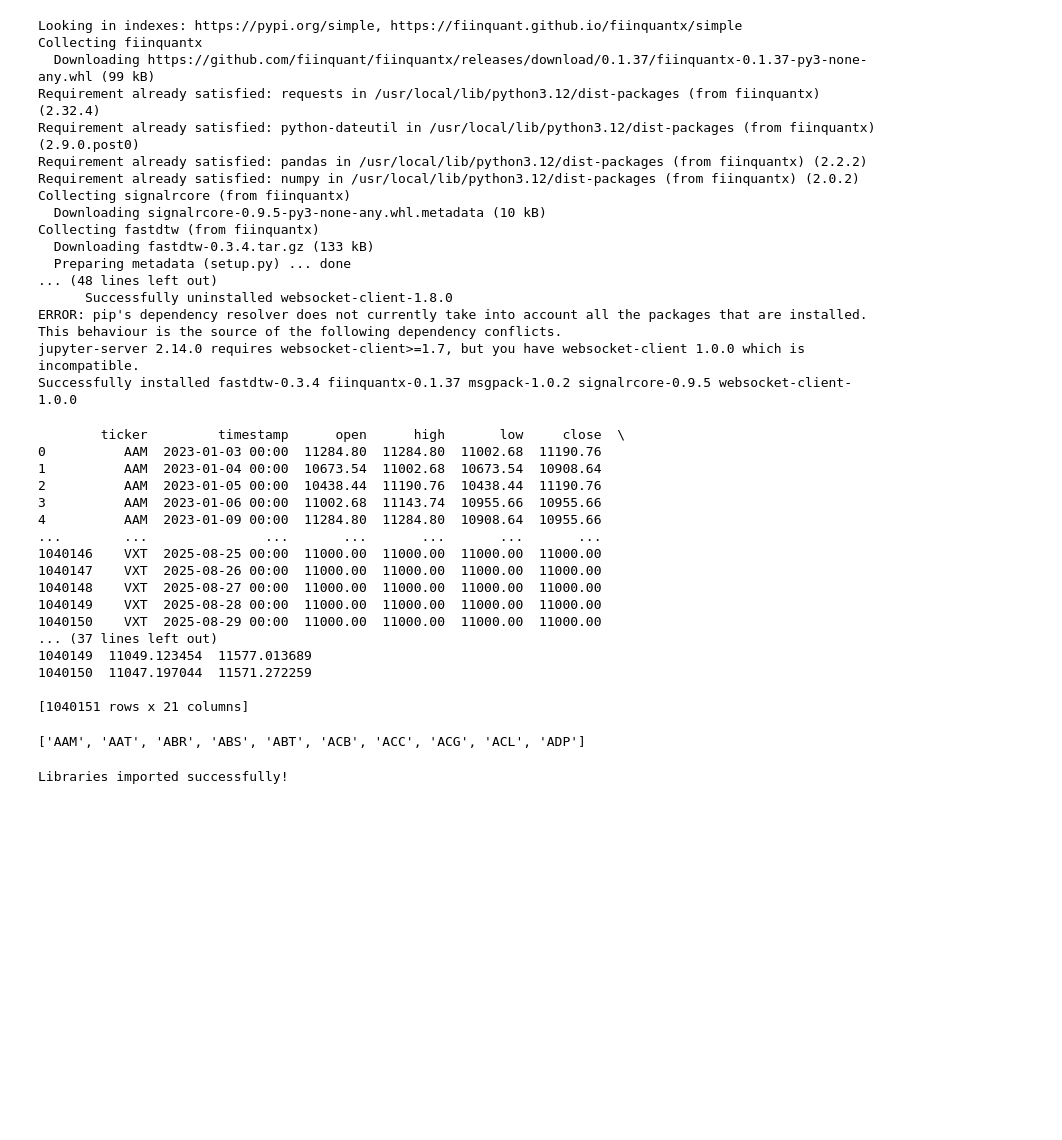
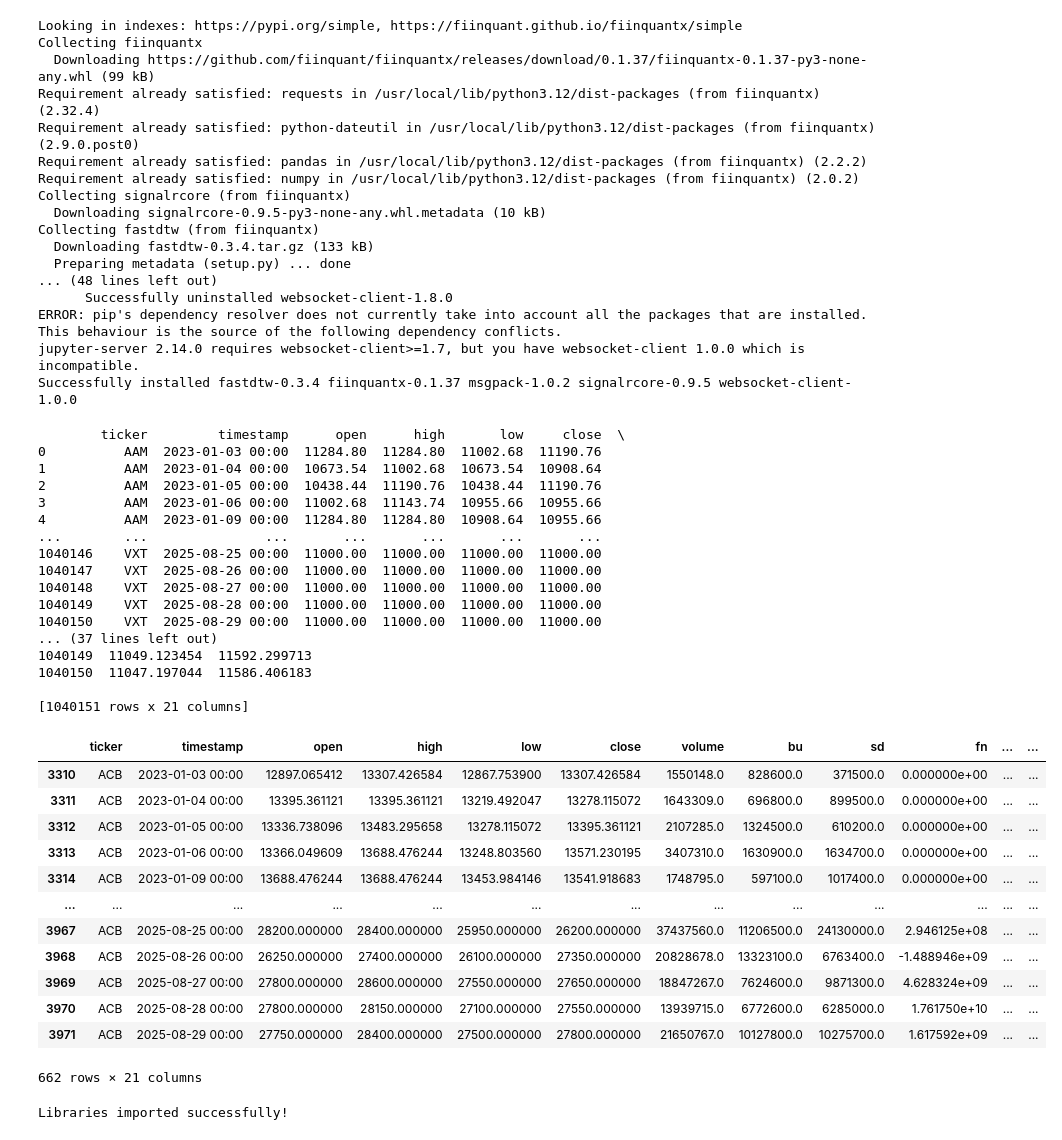
Before and after one commit to vyvy31082004/Data-Science-Talent, a Jupyter notebook: B2_Processing/Data_processing.ipynb, the cells around one changed output. Drawn from its saved outputs; the diff is of its cells as text; code cells hidden in the pictures; blank space fills up the shorter version.

```diff
--- a/B2_Processing/Data_processing.ipynb
+++ b/B2_Processing/Data_processing.ipynb
@@ -83,13 +83,8 @@ Successfully installed fastdtw-0.3.4 fiinquantx-0.1.37 msgpack-1.0.2 signalrcore
 # %%
 from FiinQuantX import FiinSession, RealTimeData
 
-from dotenv import load_dotenv
-import os
-
-# Load environment variables
-load_dotenv()
-username = os.getenv('USERNAME1')
-password = os.getenv('PASSWORD1')
+username = 'DSTC_37@fiinquant.vn'
+password = 'Fiinquant0606'
 
 client = FiinSession(
     username=username,
@@ -100,23 +95,37 @@ fi = client.FiinIndicator()
 
 
 # Tính RSI (mặc định window = 14)
-df['rsi'] = fi.rsi(df['close'], window=14)
+df["rsi"] = df.groupby("ticker")["close"].transform(
+    lambda x: fi.rsi(x, window=14)
+)
 
 # Tính MFI (Money Flow Index)
-df['mfi'] = fi.mfi(df['high'], df['low'], df['close'], df['volume'], window=14)
+df["mfi"] = df.groupby("ticker").apply(
+    lambda g: fi.mfi(g["high"], g["low"], g["close"], g["volume"], window=14)
+).reset_index(level=0, drop=True)
 
 # Tính MACD
-df['macd'] = fi.macd(df['close'], window_fast=12, window_slow=26)
-df['macd_signal'] = fi.macd_signal(df['close'], window_fast=12, window_slow=26, window_sign=9)
-df['macd_diff'] = fi.macd_diff(df['close'], window_fast=12, window_slow=26, window_sign=9)
+df['macd'] = df.groupby("ticker")['close'].transform(
+    lambda x: fi.macd(x, window_fast=12, window_slow=26)
+)
+df['macd_signal'] = df.groupby("ticker")['close'].transform(
+    lambda x: fi.macd_signal(x, window_fast=12, window_slow=26, window_sign=9)
+)
+df['macd_diff'] = df.groupby("ticker")['close'].transform(
+    lambda x: fi.macd_diff(x, window_fast=12, window_slow=26, window_sign=9)
+)
 
-# Tính Bollinger Bands (mặc định window=20, std=2)
-df['bollinger_hband'] = fi.bollinger_hband(df['close'], window=20, window_dev=2)
-df['bollinger_lband'] = fi.bollinger_lband(df['close'], window=20, window_dev=2)
+# Tính Bollinger Bands
+df['bollinger_hband'] = df.groupby("ticker")['close'].transform(
+    lambda x: fi.bollinger_hband(x, window=20, window_dev=2)
+)
+df['bollinger_lband'] = df.groupby("ticker")['close'].transform(
+    lambda x: fi.bollinger_lband(x, window=20, window_dev=2)
+)
 
 # Tính ema
-df['ema50'] = fi.ema(df['close'], window = 50)
-df['ema200'] = fi.ema(df['close'], window = 200)
+df["ema50"] = df.groupby("ticker")["close"].transform(lambda x: fi.ema(x, window=50))
+df["ema200"] = df.groupby("ticker")["close"].transform(lambda x: fi.ema(x, window=200))
 
 print(df)
 # %% [output]
@@ -133,15 +142,26 @@ print(df)
 1040149    VXT  2025-08-28 00:00  11000.00  11000.00  11000.00  11000.00
 1040150    VXT  2025-08-29 00:00  11000.00  11000.00  11000.00  11000.00
 ... (37 lines left out)
-1040149  11049.123454  11577.013689
-1040150  11047.197044  11571.272259
+1040149  11049.123454  11592.299713
+1040150  11047.197044  11586.406183
 
 [1040151 rows x 21 columns]
-# %%
-tickers = df['ticker'].unique().tolist()
-tickers[:10]
-# %% [output]
-['AAM', 'AAT', 'ABR', 'ABS', 'ABT', 'ACB', 'ACC', 'ACG', 'ACL', 'ADP']
+# %%
+df.loc[df['ticker'] == 'ACB']
+# %% [output]
+|  | ticker | timestamp | open | high | low | close | volume | bu | sd | fn | ... | ... |
+| 3310 | ACB | 2023-01-03 00:00 | 12897.065412 | 13307.426584 | 12867.753900 | 13307.426584 | 1550148.0 | 828600.0 | 371500.0 | 0.000000e+00 | ... | ... |
+| 3311 | ACB | 2023-01-04 00:00 | 13395.361121 | 13395.361121 | 13219.492047 | 13278.115072 | 1643309.0 | 696800.0 | 899500.0 | 0.000000e+00 | ... | ... |
+| 3312 | ACB | 2023-01-05 00:00 | 13336.738096 | 13483.295658 | 13278.115072 | 13395.361121 | 2107285.0 | 1324500.0 | 610200.0 | 0.000000e+00 | ... | ... |
+| 3313 | ACB | 2023-01-06 00:00 | 13366.049609 | 13688.476244 | 13248.803560 | 13571.230195 | 3407310.0 | 1630900.0 | 1634700.0 | 0.000000e+00 | ... | ... |
+| 3314 | ACB | 2023-01-09 00:00 | 13688.476244 | 13688.476244 | 13453.984146 | 13541.918683 | 1748795.0 | 597100.0 | 1017400.0 | 0.000000e+00 | ... | ... |
+| ... | ... | ... | ... | ... | ... | ... | ... | ... | ... | ... | ... | ... |
+| 3967 | ACB | 2025-08-25 00:00 | 28200.000000 | 28400.000000 | 25950.000000 | 26200.000000 | 37437560.0 | 11206500.0 | 24130000.0 | 2.946125e+08 | ... | ... |
+| 3968 | ACB | 2025-08-26 00:00 | 26250.000000 | 27400.000000 | 26100.000000 | 27350.000000 | 20828678.0 | 13323100.0 | 6763400.0 | -1.488946e+09 | ... | ... |
+| 3969 | ACB | 2025-08-27 00:00 | 27800.000000 | 28600.000000 | 27550.000000 | 27650.000000 | 18847267.0 | 7624600.0 | 9871300.0 | 4.628324e+09 | ... | ... |
+| 3970 | ACB | 2025-08-28 00:00 | 27800.000000 | 28150.000000 | 27100.000000 | 27550.000000 | 13939715.0 | 6772600.0 | 6285000.0 | 1.761750e+10 | ... | ... |
+| 3971 | ACB | 2025-08-29 00:00 | 27750.000000 | 28400.000000 | 27500.000000 | 27800.000000 | 21650767.0 | 10127800.0 | 10275700.0 | 1.617592e+09 | ... | ... |
+662 rows × 21 columns
 # %%
 # Cell 1: Import libraries
 import pandas as pd
```
Also changed, not shown: parts of 1 cell of this notebook.
